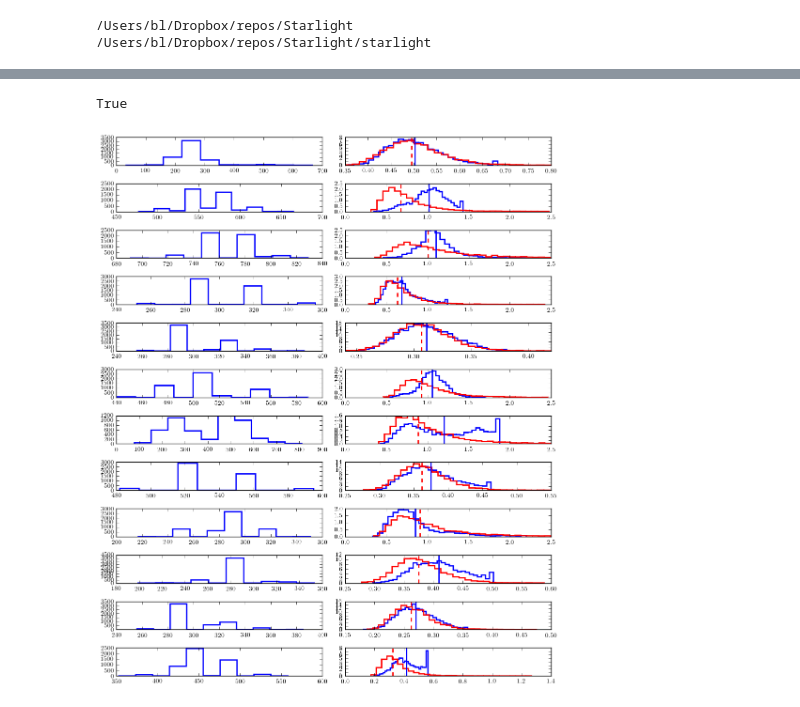
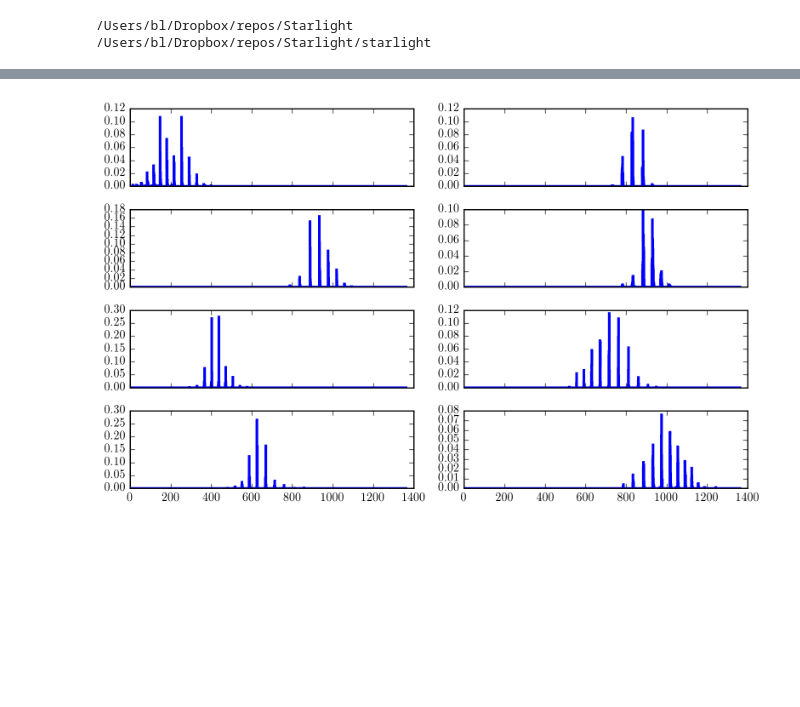
Before and after one commit to errai34/Starlight, a Jupyter notebook: notebooks/Simple HHRD applied to TGAS.ipynb, the cells around one changed output, grey strips where cells are left out. Cells and saved outputs as stored; diff of their text form; code cells hidden in the pictures; blank space fills up the shorter version.

Commit message:
updated figures

```diff
--- a/notebooks/Simple HHRD applied to TGAS.ipynb
+++ b/notebooks/Simple HHRD applied to TGAS.ipynb
@@ -139,7 +145,7 @@ fig.tight_layout()
 # %%
 # Construct tiling of mag-color space
-nbins_perdim = 40
-finenbins_perdim = 160
+nbins_perdim = 60
+finenbins_perdim = 4*nbins_perdim
 nbins = nbins_perdim**(ncols+1)
 lines = [np.linspace(-3, 9, nbins_perdim), np.linspace(-0.5, 2.5, nbins_perdim)]
 flines = [np.linspace(-3, 9, finenbins_perdim), np.linspace(-0.5, 2.5, finenbins_perdim)]
@@ -152,6 +158,7 @@ binsigs = np.vstack([g.ravel() for g in siggrids]).T
 fgrids = np.meshgrid(*flines)
 xfine = np.vstack([g.ravel() for g in fgrids]).T
 # %%
+dist_min = 0.001
 dist_max = 2.5
 ind = np.abs(ebv) < 2
 ind &= np.isfinite(ebv)
@@ -163,6 +170,7 @@ for i in range(ncols):
     ind &= obscolors[:, i] < lines[i+1].max()
 varpi = varpi[ind]
 varpi_err = varpi_err[ind]
+ras, decs = ras[ind], decs[ind]
 obsmags = obsmags[ind]
 obsmags_err = obsmags_err[ind]
 obscolors = obscolors[ind, :]
@@ -343,16 +446,11 @@ binmus_sel, binsigs_sel = binmus[selection, :], binsigs[selection, :]
 nbins_sel = selection.size
 # %%
 model = SimpleHRDModel()
-num_samples = 5000
-num_steps = 20
+num_samples = 1000
 # %%
 model.set_data(binmus_sel, binsigs_sel,
                varpi[ind_training], varpi_err[ind_training],
                obsmags[ind_training], obsmags_err[ind_training],
-               obscolors[ind_training, :], obscolors_err[ind_training, :])
-dist_err = model.varpi_err / model.varpi**2
-scale = np.clip(dist_err / np.max(dist_err) / 10, 1e-5, 1e-2)
-distances_samples, bins_samples, binamps_samples =\
-            model.gibbs_sampler(num_samples, num_steps=num_steps,
-                                scale=scale, dist_max=dist_max)
+               obscolors[ind_training, :], obscolors_err[ind_training, :], dist_min, dist_max)
+bins_samples, binamps_samples = model.gibbs_sampler(num_samples)
 # %% [output]
@@ -360,37 +459,41 @@ Time per sample: 0.593355 s , 0.194542 s , 0.000753 s
 # %%
-distances_inf = distances_samples.mean(axis=0)
-distances_inf_std = distances_samples.std(axis=0)
+#distances_inf = distances_samples.mean(axis=0)
+#distances_inf_std = distances_samples.std(axis=0)
 bins_sel_inf = bins_samples.mean(axis=0).astype(int)
 binamps_inf, binamps_inf_std = 0*binamps, 0*binamps
 binamps_inf[selection] = binamps_samples.mean(axis=0)
 binamps_inf_std[selection] = binamps_samples.std(axis=0)
 inf_model = hrd(xfine, binamps_inf, binmus, binsigs).reshape(fgrids[0].shape)
 inf_model_std = hrd(xfine, binamps_inf_std, binmus, binsigs).reshape(fgrids[0].shape)
-print(np.isfinite(distances_samples).sum() / num_samples == distances_samples.shape[1])
+#print(np.isfinite(distances_samples).sum() / num_samples == distances_samples.shape[1])
-# %% [output]
-True
 # %%
 # shrinkage of distances in training set
 # TODO: better representation of bin locations (in 2D plane with sample average)
-distances_samples2 = np.vstack([1/(varpi[ind_training] + varpi_err[ind_training]*np.random.randn(ind_training.size)) for i in range(num_samples)])
-distances = distances_samples.mean(axis=0)
-distances2 = 1/varpi[ind_training]
-fig, axs = plt.subplots(12, 2, figsize=(10, 12))
+#distances_samples2 = np.vstack([1/(varpi[ind_training] + varpi_err[ind_training]*np.random.randn(ind_training.size)) for i in range(num_samples)])
+#distances = distances_samples.mean(axis=0)
+#distances2 = 1/varpi[ind_training]
+fig, axs = plt.subplots(4, 2, figsize=(8, 5), sharex=True)
+axs = axs.ravel()
 varpi_fracerror = varpi_err / varpi
 js = np.arange(ind_training.size)
 #js = np.where(dist_err < 0.01 )[0]
 np.random.shuffle(js)
+js = js[:axs.shape[0]]
+
 for i in range(axs.shape[0]):
-    axs[i, 0].hist(bins_samples[:, js[i]], histtype='step', lw=2)
-    axs[i, 1].hist(distances_samples[:, js[i]], 30, normed=True, color='b', histtype='step', lw=2)#, range=[0, dist_max])
-    ind2 = distances_samples2[:, js[i]] > 0
-    ind2 &= distances_samples2[:, js[i]] < dist_max
-    axs[i, 1].hist(distances_samples2[ind2, js[i]], 30, normed=True, color='r', histtype='step', lw=2)#, range=[0, dist_max])
-    axs[i, 1].axvline(distances[js[i]], c='b', lw=2)
-    axs[i, 1].axvline(distances2[js[i]], c='r', lw=2, ls='--')
+    axs[i].hist(bins_samples[:, js[i]], nbins_sel, histtype='step', lw=2, normed=True, range=[0, nbins_sel])
+    #axs[i, 0].plot(tgrid[i, :], ls='steps')
+    #axs[i, 1].hist(distances_samples[:, js[i]], 30, normed=True, color='b', histtype='step', lw=2)#, range=[0, dist_max])
+    #ind2 = distances_samples2[:, js[i]] > 0
+    #ind2 &= distances_samples2[:, js[i]] < dist_max
+    #axs[i, 1].hist(distances_samples2[ind2, js[i]], 30, normed=True, color='r', histtype='step', lw=2)#, range=[0, dist_max])
+    #axs[i, 1].axvline(distances[js[i]], c='b', lw=2)
+    #axs[i, 1].axvline(distances2[js[i]], c='r', lw=2, ls='--')
+    #y = probgrid_mean[js[i], :] / np.trapz(probgrid_mean[js[i], :], x=distances_grid)
+    #axs[i, 1].plot(distances_grid, y)
 fig.tight_layout()
 # %% [output]
-[figure, old version]
+[figure, new version]
 # %%
 stacked_counts = None
 nsamp = 100
```
Also changed, not shown: parts of 64 cells of this notebook, 9 other files.
